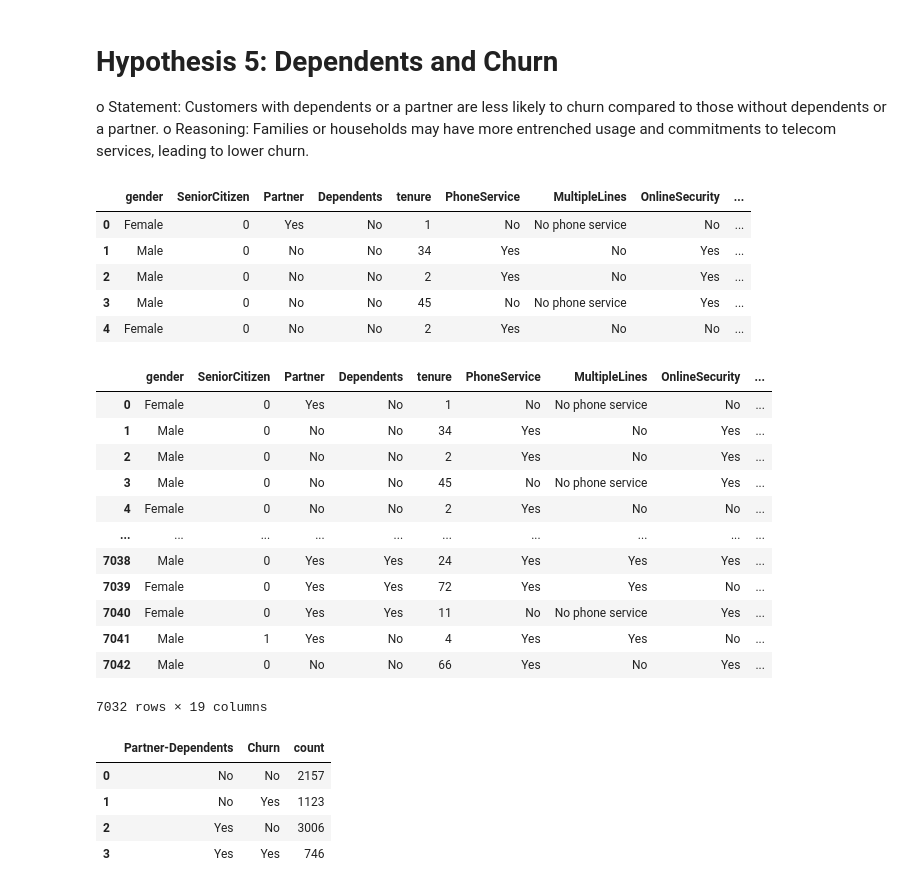
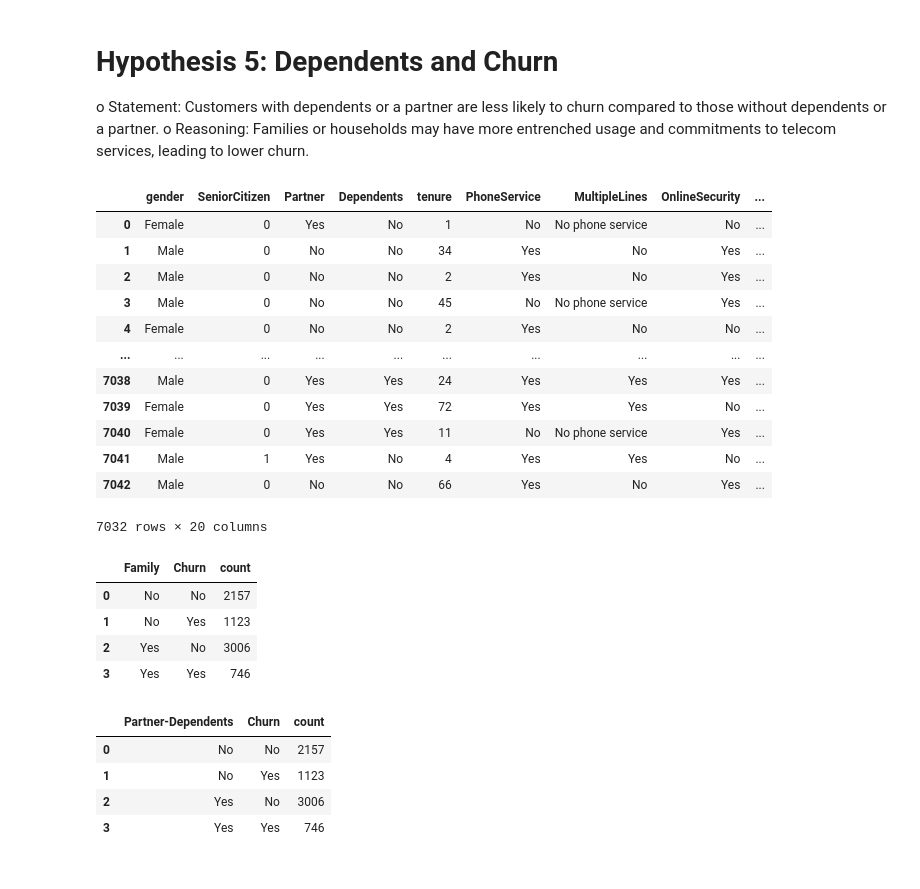
Before and after one commit to Eder-2024/Project_1-Telco, a Jupyter notebook: Hypothesis/Main_Code.ipynb, the cells around one changed output. Saved outputs shown, nothing was run; the diff lists cells and outputs as text; code cells hidden in the pictures.

```diff
--- a/Hypothesis/Main_Code.ipynb
+++ b/Hypothesis/Main_Code.ipynb
@@ -525,9 +527,10 @@ o  Statement: Customers with dependents or a partner are less likely to churn co
 o  Reasoning: Families or households may have more entrenched usage and commitments to telecom services, leading to lower churn.
 # %%
 #dropping the column not relevant to the study: InternetService,DeviceProtection, PaperlessBilling
-data_churn_h5 = data_churn
-data_churn_h5 = data_churn_h5.drop(columns=['InternetService', 'DeviceProtection','PaperlessBilling'])
-data_churn_h5.head()
+data_churn_h5 = data_churn_h2
+#combine Partner and Dependents column into one and create a new column named "Family"
+data_churn_h5['Family'] = data_churn_h5.apply(lambda row: 'Yes' if row['Partner'] == 'Yes' or row['Dependents'] == 'Yes' else 'No', axis=1)
+data_churn_h5
 # %% [output]
 |  | gender | SeniorCitizen | Partner | Dependents | tenure | PhoneService | MultipleLines | OnlineSecurity | ... |
 | 0 | Female | 0 | Yes | No | 1 | No | No phone service | No | ... |
@@ -535,24 +538,26 @@ data_churn_h5.head()
 | 2 | Male | 0 | No | No | 2 | Yes | No | Yes | ... |
 | 3 | Male | 0 | No | No | 45 | No | No phone service | Yes | ... |
 | 4 | Female | 0 | No | No | 2 | Yes | No | No | ... |
+| ... | ... | ... | ... | ... | ... | ... | ... | ... | ... |
+| 7038 | Male | 0 | Yes | Yes | 24 | Yes | Yes | Yes | ... |
+| 7039 | Female | 0 | Yes | Yes | 72 | Yes | Yes | No | ... |
+| 7040 | Female | 0 | Yes | Yes | 11 | No | No phone service | Yes | ... |
+| 7041 | Male | 1 | Yes | No | 4 | Yes | Yes | No | ... |
+| 7042 | Male | 0 | No | No | 66 | Yes | No | Yes | ... |
+7032 rows × 20 columns
 # %%
-#combining Partner and Dependents column into one and create a new column named "Family Plan"
-data_churn_h5['Partner-Dependents'] = data_churn_h5.apply(lambda row: 'Yes' if row['Partner'] == 'Yes' or row['Dependents'] == 'Yes' else 'No', axis=1)
-data_churn_h5
+#count the customer churn with Family
+#reset the index and create a Data Frame
+churn_counts_family = data_churn_h5.groupby('Family')['Churn'].value_counts()
+churn_counts_family= churn_counts_family.reset_index()
+churn_counts_family_df=pd.DataFrame (churn_counts_family)
+churn_counts_family_df
 # %% [output]
-|  | gender | SeniorCitizen | Partner | Dependents | tenure | PhoneService | MultipleLines | OnlineSecurity | ... |
-| 0 | Female | 0 | Yes | No | 1 | No | No phone service | No | ... |
-| 1 | Male | 0 | No | No | 34 | Yes | No | Yes | ... |
-| 2 | Male | 0 | No | No | 2 | Yes | No | Yes | ... |
-| 3 | Male | 0 | No | No | 45 | No | No phone service | Yes | ... |
-| 4 | Female | 0 | No | No | 2 | Yes | No | No | ... |
-| ... | ... | ... | ... | ... | ... | ... | ... | ... | ... |
-| 7038 | Male | 0 | Yes | Yes | 24 | Yes | Yes | Yes | ... |
-| 7039 | Female | 0 | Yes | Yes | 72 | Yes | Yes | No | ... |
-| 7040 | Female | 0 | Yes | Yes | 11 | No | No phone service | Yes | ... |
-| 7041 | Male | 1 | Yes | No | 4 | Yes | Yes | No | ... |
-| 7042 | Male | 0 | No | No | 66 | Yes | No | Yes | ... |
+|  | Family | Churn | count |
+| 0 | No | No | 2157 |
+| 1 | No | Yes | 1123 |
+| 2 | Yes | No | 3006 |
+| 3 | Yes | Yes | 746 |
-7032 rows × 19 columns
 # %%
 #counting the number of churn vs non churn customers by Family Plan
 churn_counts = data_churn_h5.groupby('Partner-Dependents')['Churn'].value_counts()
```
Also changed, not shown: parts of 17 cells of this notebook, 12 other files.
